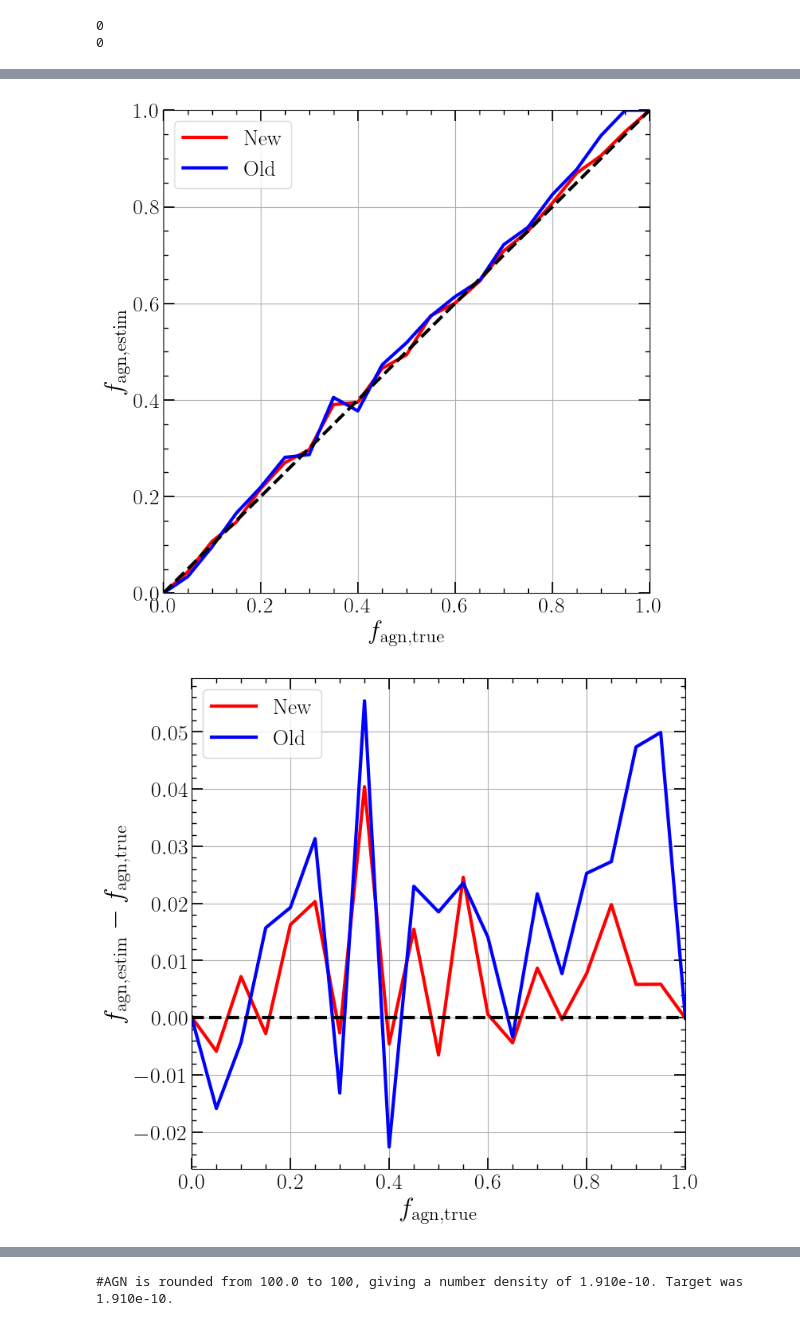
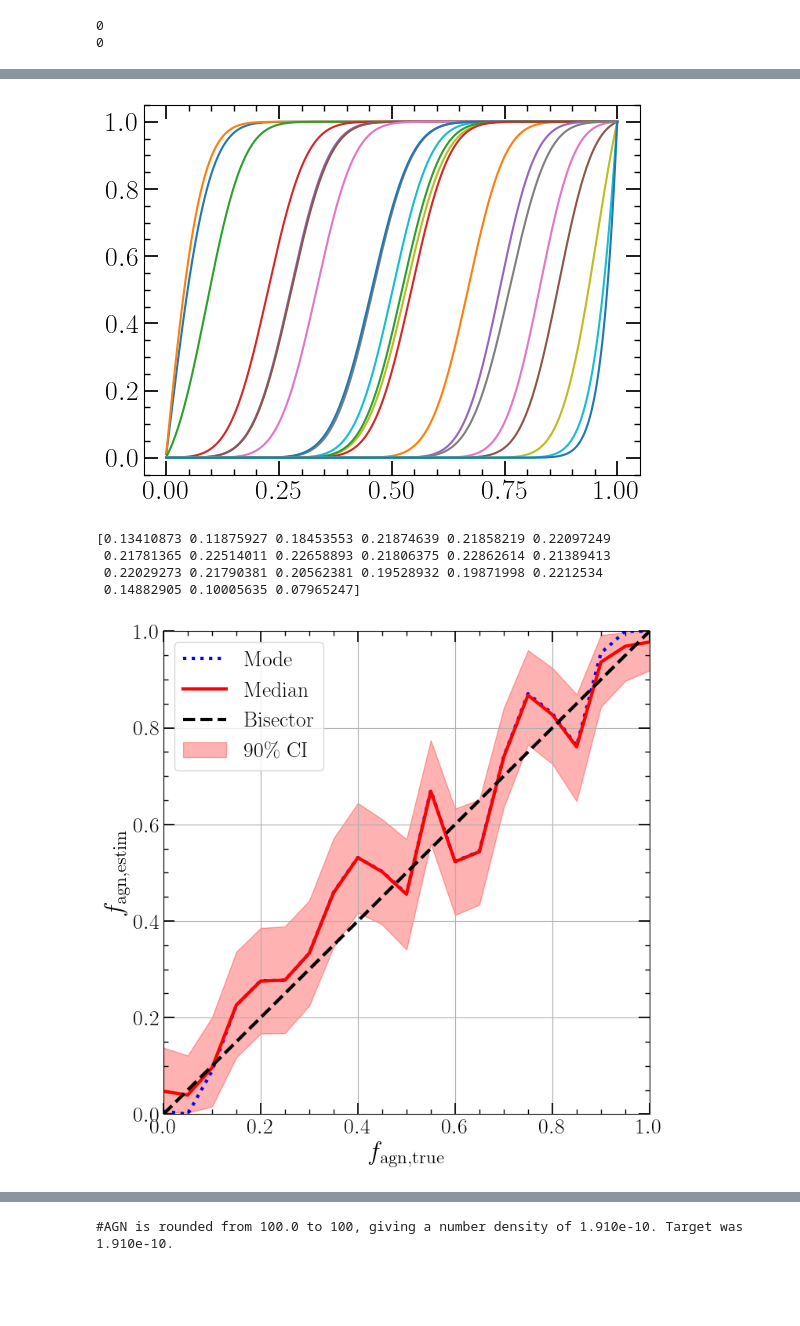
Before and after one commit to LucasPouw/darksirenpop, a Jupyter notebook: analyze_posteriors.ipynb, the cells around one changed output, grey strips where cells are left out. Cells and saved outputs as stored; diff of their text form; code cells hidden in the pictures; blank space fills up the shorter version.

```diff
--- a/analyze_posteriors.ipynb
+++ b/analyze_posteriors.ipynb
@@ -16,5 +22,7 @@ def remove_infs(data):
 # %%
-alldata = remove_infs( np.load('posteriors_replaceFalse_relerr0.01_100AGN_rel5.npy') )
+alldata = remove_infs( np.load('posteriors_BATCH_100_PRIMARY_MASS_ERROR_40.npy') )
+# alldata = remove_infs( np.load('posteriors_AGNZERROR_0.05_BATCH_100_GWDISTERR_0.05_ZMAX_1.5_NAGN_100.npy') )
+# alldata = remove_infs( np.load('posteriors_AGNZERROR_0.05_BATCH_100_GWDISTERR_0.05_ZMAX_1.5_NAGN_100_PRIMARY_MASS_ERROR_40.npy') )
 print(alldata.shape)
 
 post1 = np.sum(alldata, axis=0)
@@ -64,57 +88,79 @@ print(np.max(combined_posteriors), np.min(combined_posteriors))
 # %%
 ####################################################################
 BATCH = int(100)
 N_MC_SAMPS = int(1e4)
 MAX_N_FAGNS = combined_posteriors.shape[1]
 CALC_LOGLLH_AT_N_POINTS = combined_posteriors.shape[0] # Only change if you want higher resolution
 
 NGW_ALT = BATCH
 NGW_AGN = BATCH
 N_TRUE_FAGNS = min(BATCH + 1, MAX_N_FAGNS)  # Cannot create more f_agn values than BATCH+1 and don't want to generate more than MAX_N_FAGNS
 LOG_LLH_X_AX = np.linspace(0.0001, 0.9999, CALC_LOGLLH_AT_N_POINTS)
 
-## These lines are for making the underlying truth equal to the actual realization of that truth - TODO: CURRENTLY BINOMIAL OPTION DOESN'T WORK
 USE_N_AGN_EVENTS = np.arange(0, BATCH + 1, int(BATCH / (N_TRUE_FAGNS - 1)), dtype=np.int32)
 TRUE_FAGNS = USE_N_AGN_EVENTS / BATCH
-REALIZED_FAGNS = USE_N_AGN_EVENTS / BATCH  # Realization of the truth
 ####################################################################
 
-old_estimates = np.median( LOG_LLH_X_AX[np.argmax(alldata[start::every,...], axis=1)], axis=0 )
+from scipy.interpolate import interp1d
+
+combined_posteriors -= np.max(combined_posteriors, axis=0)
+pdf = np.exp(combined_posteriors)
+cdfs = np.cumsum(pdf, axis=0)
+cdfs /= np.max(cdfs, axis=0)
+
+q005 = np.zeros_like(TRUE_FAGNS)
+q050 = np.zeros_like(TRUE_FAGNS)
+q095 = np.zeros_like(TRUE_FAGNS)
+plt.figure()
+plt.plot(LOG_LLH_X_AX, cdfs)
+for i, cdf in enumerate(cdfs.T):
+    inverse_cdf = interp1d(cdf, LOG_LLH_X_AX, bounds_error=False, fill_value='extrapolate')
+    q005[i] = inverse_cdf(0.05)
+    q050[i] = inverse_cdf(0.50)
+    q095[i] = inverse_cdf(0.95)
+plt.show()
+
+print(q095 - q005)
 
 estimated_fagns = LOG_LLH_X_AX[np.argmax(combined_posteriors, axis=0)]
 
 plt.figure(figsize=(8,8))
-plt.plot(TRUE_FAGNS, estimated_fagns, color='red', linewidth=3, label='New')
-plt.plot(TRUE_FAGNS, old_estimates, color='blue', linewidth=3, label='Old')
-plt.plot(np.linspace(0,1,100), np.linspace(0,1,100), linestyle='dashed', color='black', zorder=6, linewidth=3)
-# plt.fill_between(TRUE_FAGNS, q016, q084, color='red', alpha=0.3)
+plt.plot(TRUE_FAGNS, estimated_fagns, color='blue', linewidth=3, label='Mode', linestyle='dotted')
+plt.plot(TRUE_FAGNS, q050, color='red', linewidth=3, label='Median')
+# plt.plot(TRUE_FAGNS, old_estimates, color='blue', linewidth=3, label='Old')
+plt.plot(np.linspace(0,1,100), np.linspace(0,1,100), linestyle='dashed', color='black', zorder=6, linewidth=3, label='Bisector')
+plt.fill_between(TRUE_FAGNS, q005, q095, color='red', alpha=0.3, label=r'$90\%$ CI')
 plt.xlabel(r'$f_{\rm agn, true}$')
 plt.ylabel(r'$f_{\rm agn, estim}$')
 plt.grid()
 plt.xlim(0, 1)
 plt.ylim(0, 1)
 plt.legend()
 # plt.savefig('abserr.pdf')
 plt.show()
 
-relative_estimates = estimated_fagns - TRUE_FAGNS
-old_relative_estimates = old_estimates - TRUE_FAGNS
-plt.figure(figsize=(8,8))
-plt.plot(TRUE_FAGNS, relative_estimates, color='red', linewidth=3, label='New')
-plt.plot(TRUE_FAGNS, old_relative_estimates, color='blue', linewidth=3, label='Old')
-# plt.plot(TRUE_FAGNS, np.mean(relative_estimates, axis=0), color='blue', linewidth=3, label='Mean')
-plt.plot(np.linspace(0,1,100), np.zeros(100), linestyle='dashed', color='black', zorder=6, linewidth=3)
-# plt.fill_between(TRUE_FAGNS, q016, q084, color='red', alpha=0.3, label=r'$68\%$ CI')
-plt.xlabel(r'$f_{\rm agn, true}$')
-plt.ylabel(r'$f_{\rm agn, estim} - f_{\rm agn, true}$')
-plt.grid()
-plt.legend()
-plt.xlim(0, 1)
-# plt.savefig('abserr_diff.pdf')
-plt.show()
+# relative_estimates = estimated_fagns - TRUE_FAGNS
+# # old_relative_estimates = old_estimates - TRUE_FAGNS
+# plt.figure(figsize=(8,8))
+# plt.plot(TRUE_FAGNS, relative_estimates, color='red', linewidth=3, label='New')
+# # plt.plot(TRUE_FAGNS, old_relative_estimates, color='blue', linewidth=3, label='Old')
+# # plt.plot(TRUE_FAGNS, np.mean(relative_estimates, axis=0), color='blue', linewidth=3, label='Mean')
+# plt.plot(np.linspace(0,1,100), np.zeros(100), linestyle='dashed', color='black', zorder=6, linewidth=3)
+# # plt.fill_between(TRUE_FAGNS, q016, q084, color='red', alpha=0.3, label=r'$68\%$ CI')
+# plt.xlabel(r'$f_{\rm agn, true}$')
+# plt.ylabel(r'$f_{\rm agn, estim} - f_{\rm agn, true}$')
+# plt.grid()
+# plt.legend()
+# plt.xlim(0, 1)
+# # plt.savefig('abserr_diff.pdf')
+# plt.show()
 # %% [output]
-[figure, old version]
+[figure, new version]
+[0.13410873 0.11875927 0.18453553 0.21874639 0.21858219 0.22097249
+ 0.21781365 0.22514011 0.22658893 0.21806375 0.22862614 0.21389413
+ 0.22029273 0.21790381 0.20562381 0.19528932 0.19871998 0.2212534
+ 0.14882905 0.10005635 0.07965247]
-[figure, old version]
+[figure, new version]
 # %%
 plt.figure()
 for fagn, posterior in zip(TRUE_FAGNS, combined_posteriors.T[::10]):
```
Also changed, not shown: parts of 11 cells of this notebook, 2 other files.
